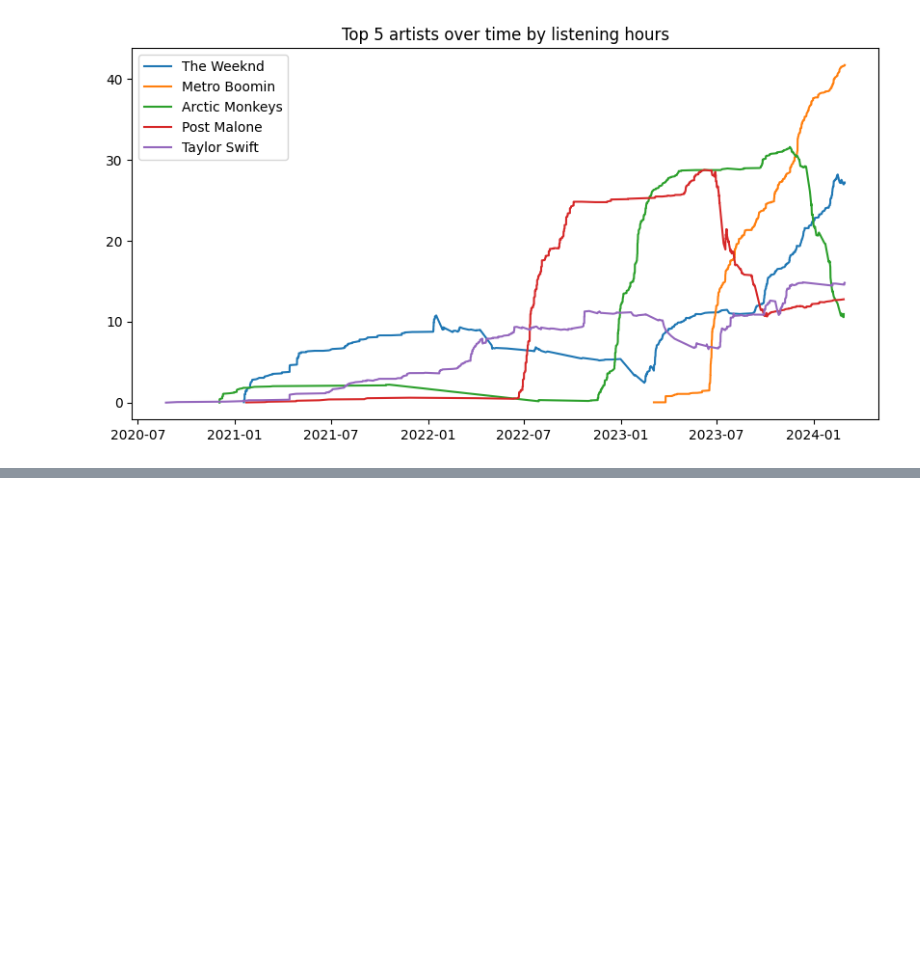
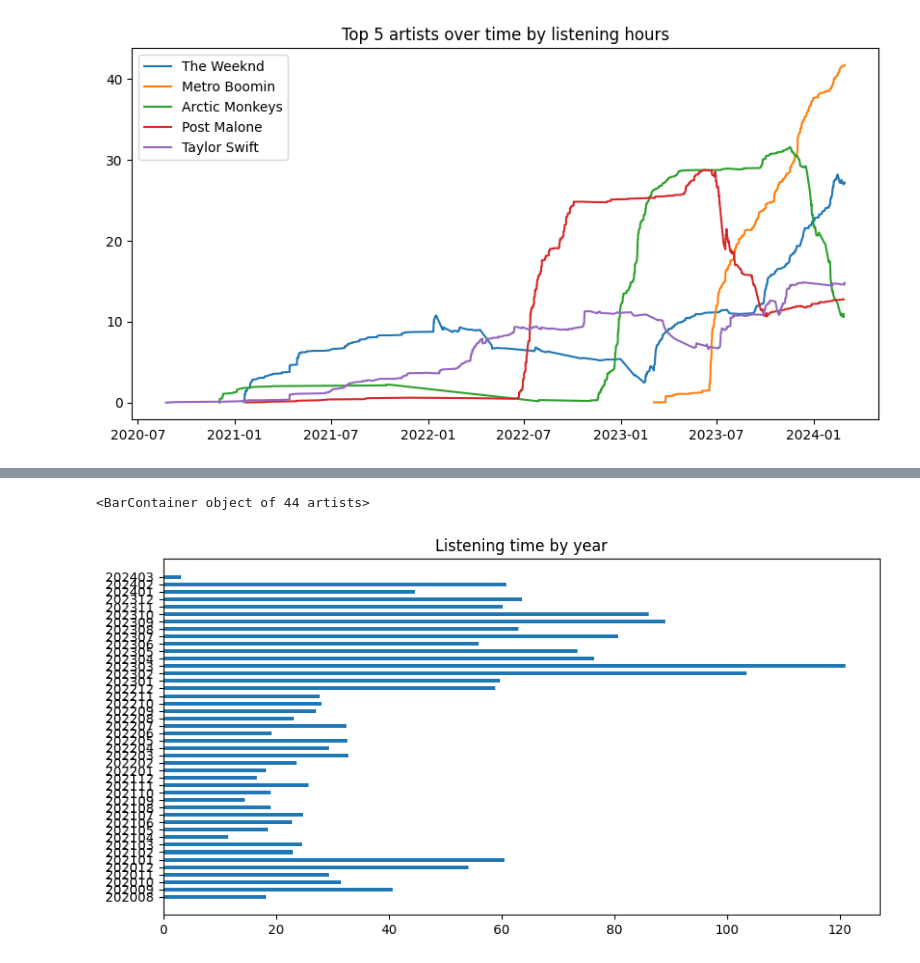
Before and after one commit to nkt1850/Spotify-EDA, a Jupyter notebook: Spotify Data Analysis/Spotify EDA.ipynb, the cells around one changed output, grey strips where cells are left out. Drawn from its saved outputs; the diff is of its cells as text; code cells hidden in the pictures; blank space fills up the shorter version.

```diff
--- a/Spotify Data Analysis/Spotify EDA.ipynb
+++ b/Spotify Data Analysis/Spotify EDA.ipynb
@@ -146,0 +175,6 @@ plt.show()
+# %%
+listening_habit = music_df[['datetime', 'hours_played']].copy()
+listening_habit['year'] = listening_habit['datetime'].apply(lambda t:t.year)
+listening_habit['month'] = listening_habit['datetime'].dt.month
+listening_habit['year-month'] = listening_habit['datetime'].dt.strftime('%Y%m')
+listening_habit.head(10)
@@ -146,0 +193,10 @@ plt.show()
+# %%
+listening_time = listening_habit.groupby('year-month')['hours_played'].sum()
+fig, ax = plt.subplots(figsize=(10,5))
+ax.set_title('Listening time by year')
+ax.barh(listening_time.index, listening_time, height=0.5)
+# ax.set_yticklabels(labels=listening_time.index, fontsize=8)
+# ax.yaxis.set_tick_params(pad=10)
+# %% [output]
+<BarContainer object of 44 artists>
+[figure, added]
```
Also changed, not shown: parts of 7 cells of this notebook.
